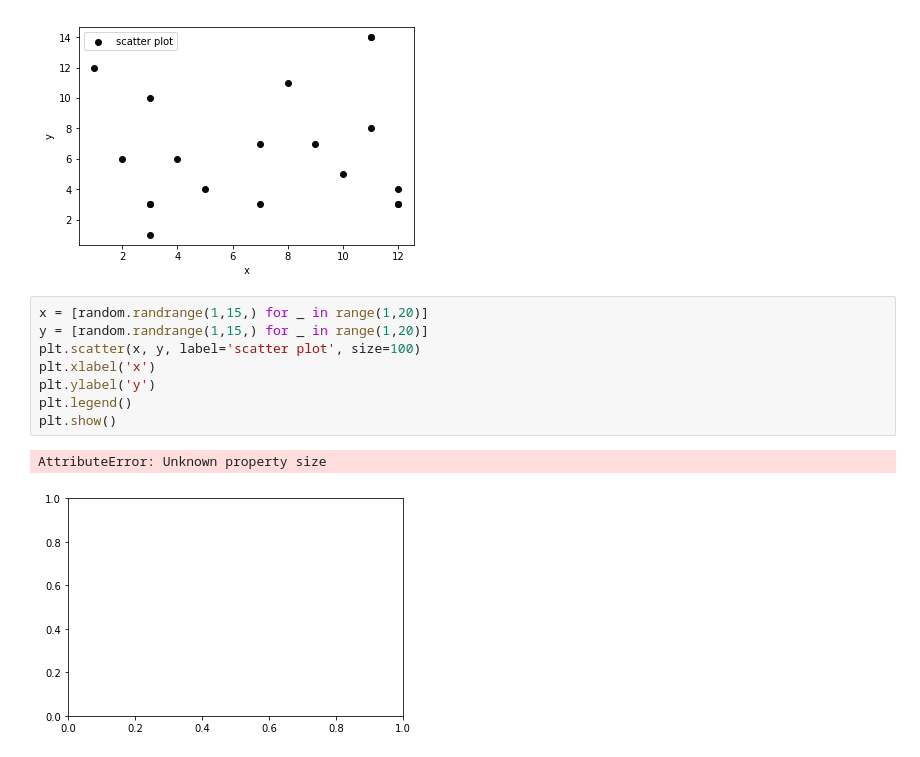
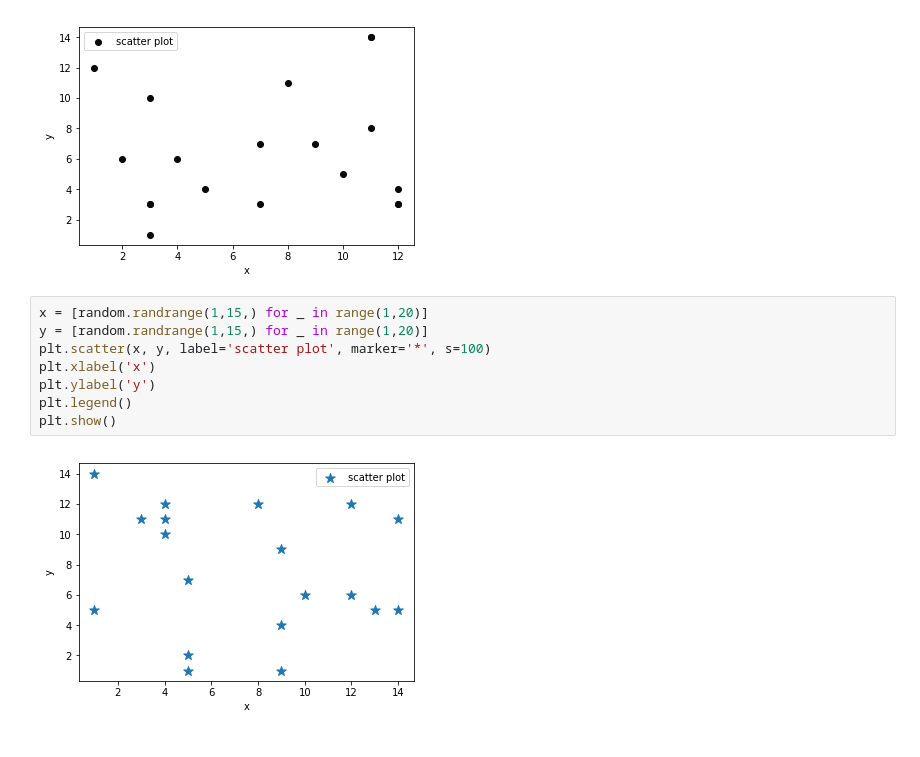
Before and after one commit to surya1singh/matplotlib_examples, a Jupyter notebook: basic.ipynb, the cells around one changed output. Saved outputs shown, nothing was run; the diff lists cells and outputs as text.

Commit message:
Scatter Plots fix

```diff
--- a/basic.ipynb
+++ b/basic.ipynb
@@ -90,11 +90,10 @@ plt.show()
 # %%
 x = [random.randrange(1,15,) for _ in range(1,20)]
 y = [random.randrange(1,15,) for _ in range(1,20)]
-plt.scatter(x, y, label='scatter plot', size=100)
+plt.scatter(x, y, label='scatter plot', marker='*', s=100)
 plt.xlabel('x')
 plt.ylabel('y')
 plt.legend()
 plt.show()
 # %% [output]
-AttributeError: Unknown property size
-[figure, old version]
+[figure, new version]
```
